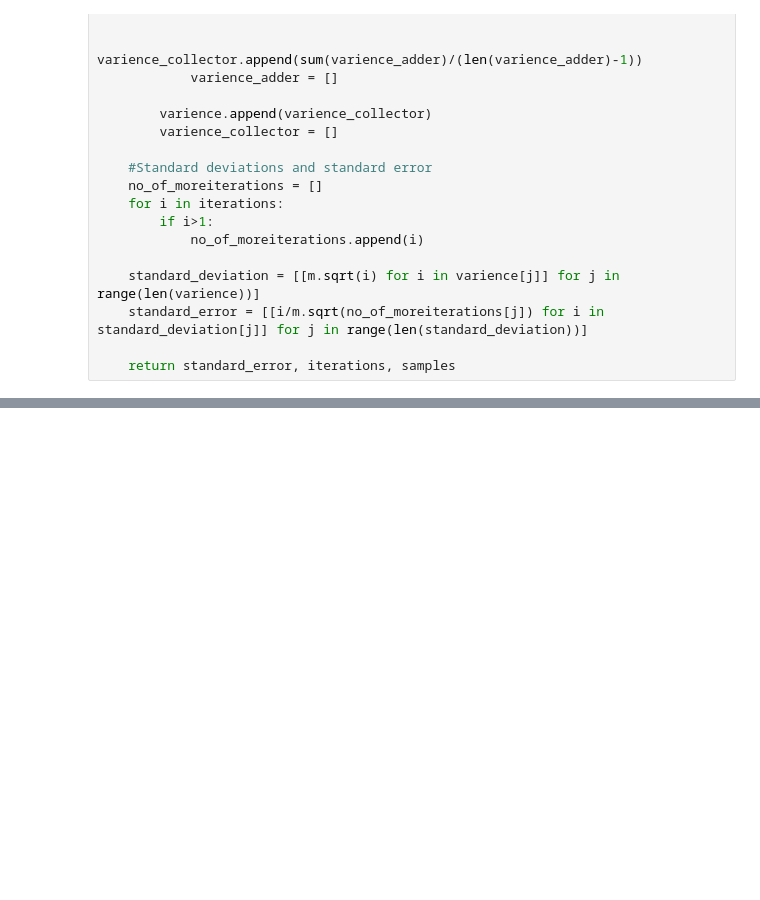
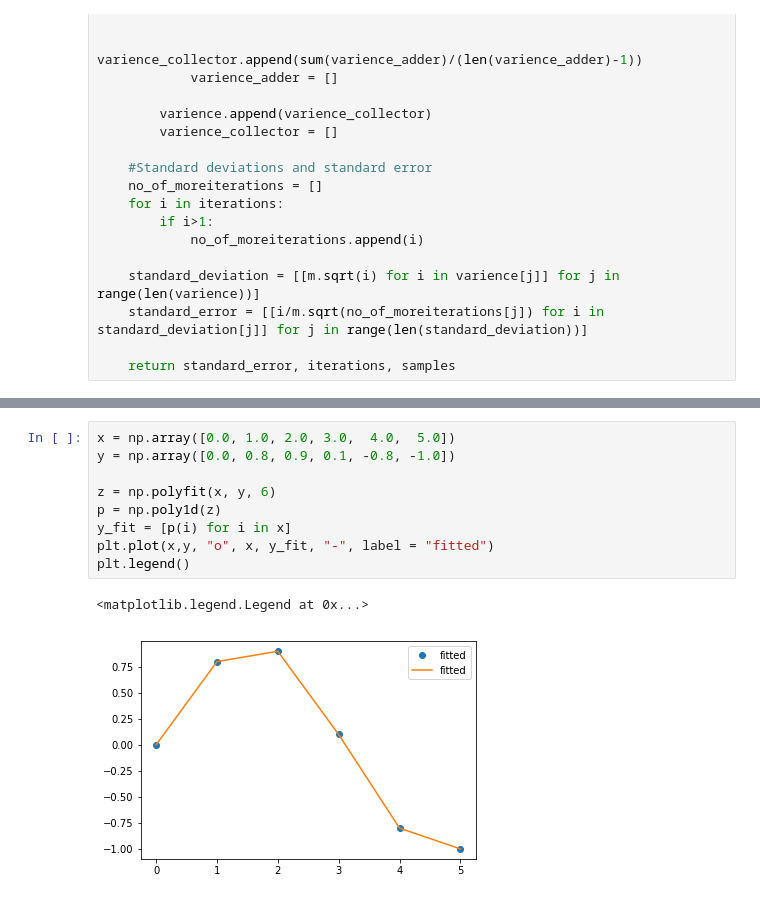
Before and after one commit to aravindhnivas/FELion-Spectrum-Analyser, a Jupyter notebook: testing/errorBar.ipynb, the cells around one changed output, grey strips where cells are left out. Cells and saved outputs as stored; diff of their text form; blank space fills up the shorter version.

```diff
--- a/testing/errorBar.ipynb
+++ b/testing/errorBar.ipynb
@@ -246,0 +183,12 @@ time
+# %%
+x = np.array([0.0, 1.0, 2.0, 3.0,  4.0,  5.0])
+y = np.array([0.0, 0.8, 0.9, 0.1, -0.8, -1.0])
+
+z = np.polyfit(x, y, 6)
+p = np.poly1d(z)
+y_fit = [p(i) for i in x]
+plt.plot(x,y, "o", x, y_fit, "-", label = "fitted")
+plt.legend()
+# %% [output]
+<matplotlib.legend.Legend at 0x...>
+[figure, added]
```
Also changed, not shown: parts of 19 cells of this notebook, 3 other files.
